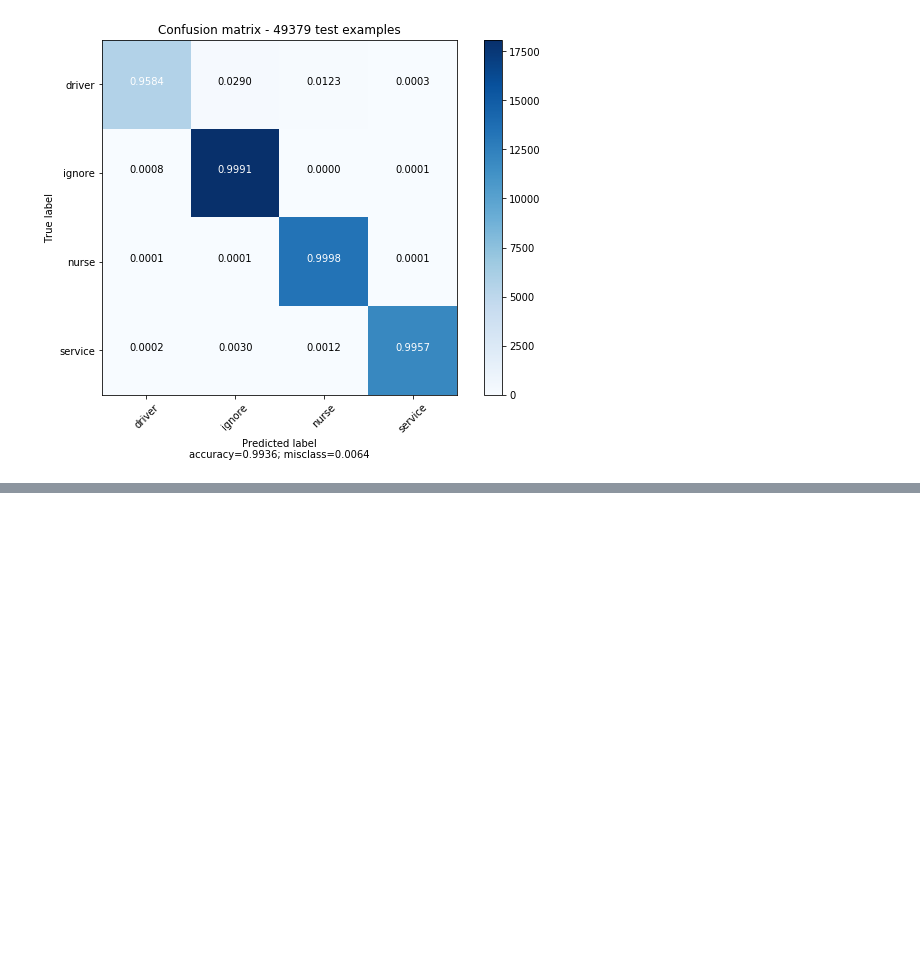
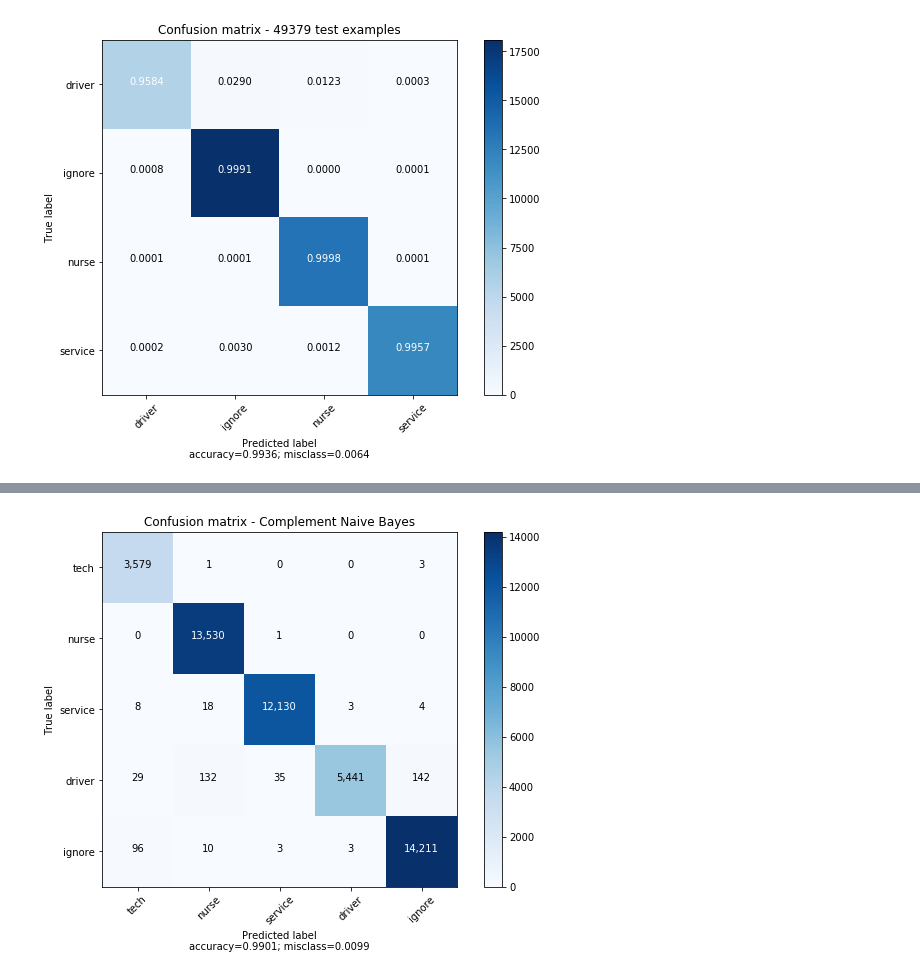
Before and after one commit to kabuhakmeh3/job-classifier, a Jupyter notebook: notebooks/Job Data Multiclass Naive Bayes - Demo.ipynb, the cells around one changed output, grey strips where cells are left out. Saved outputs shown, nothing was run; the diff lists cells and outputs as text; code cells hidden in the pictures; blank space fills up the shorter version.

```diff
--- a/notebooks/Job Data Multiclass Naive Bayes - Demo.ipynb
+++ b/notebooks/Job Data Multiclass Naive Bayes - Demo.ipynb
@@ -369,0 +492,4 @@ Moving away from the two-class approach to labeling jobs allows for better and m
+# %%
+plot_confusion_matrix(cnb_cm, target_names=cm_labels, title='Confusion matrix - Complement Naive Bayes',
+                      cmap=None, normalize=False)
+# %% [output]
@@ -369,0 +497 @@ Moving away from the two-class approach to labeling jobs allows for better and m
+[figure, added]
```
Also changed, not shown: parts of 12 cells of this notebook, 3 other files.
